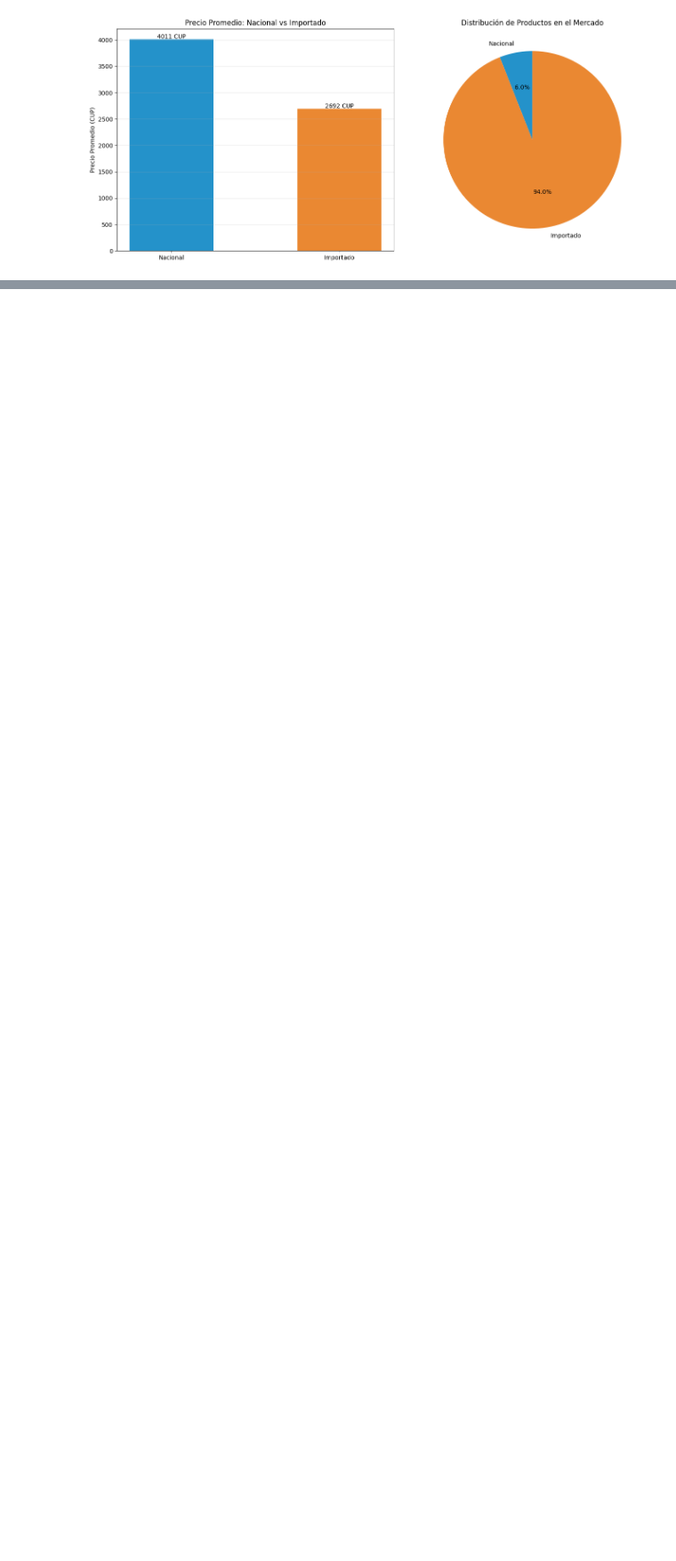
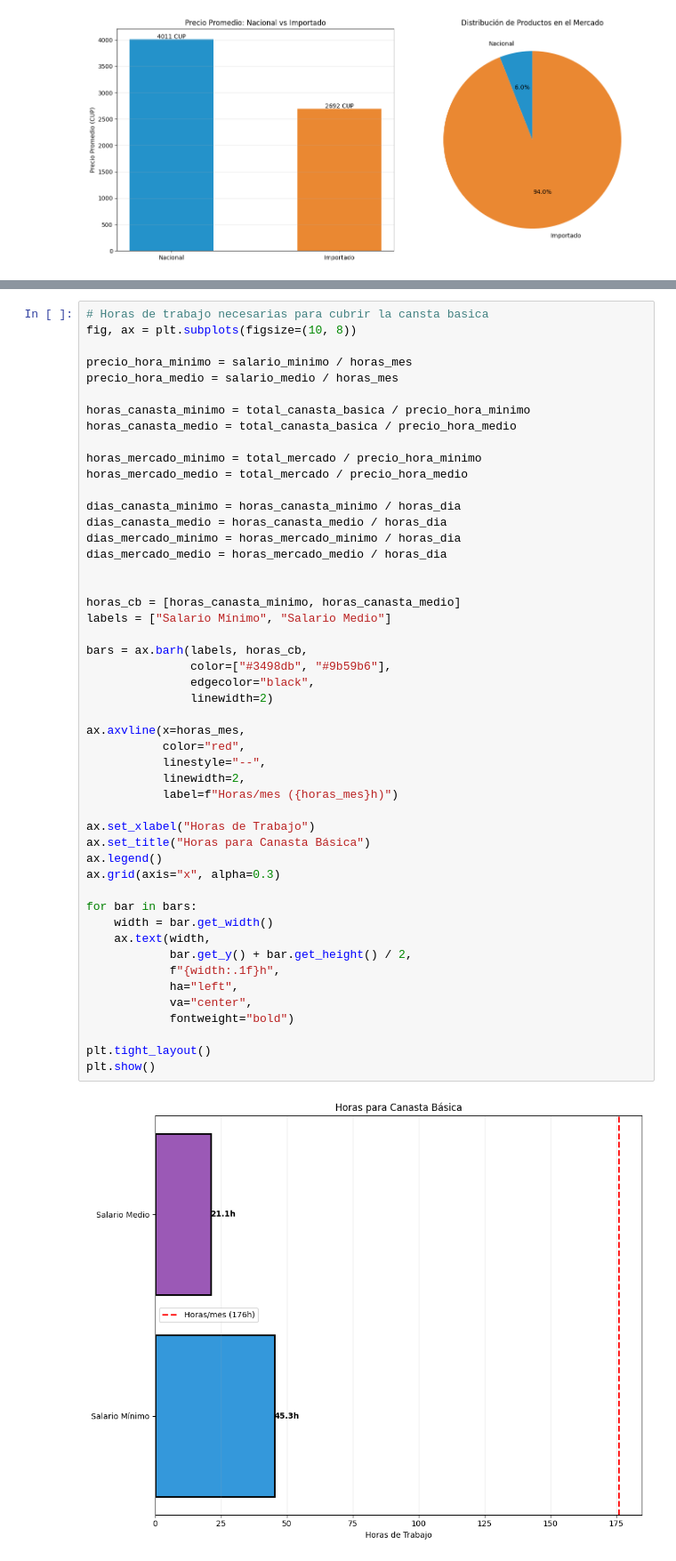
Before and after one commit to Aleinad-06/MYPIMES, a Jupyter notebook: main/main.ipynb, the cells around one changed output, grey strips where cells are left out. Shown at 89% size. Drawn from its saved outputs; the diff is of its cells as text; blank space fills up the shorter version.

```diff
--- a/main/main.ipynb
+++ b/main/main.ipynb
@@ -219,0 +294,51 @@ NameError: name 'm_productos' is not defined
+# %%
+# Horas de trabajo necesarias para cubrir la cansta basica
+fig, ax = plt.subplots(figsize=(10, 8))
+
+precio_hora_minimo = salario_minimo / horas_mes
+precio_hora_medio = salario_medio / horas_mes
+
+horas_canasta_minimo = total_canasta_basica / precio_hora_minimo
+horas_canasta_medio = total_canasta_basica / precio_hora_medio
+
+horas_mercado_minimo = total_mercado / precio_hora_minimo
+horas_mercado_medio = total_mercado / precio_hora_medio
+
+dias_canasta_minimo = horas_canasta_minimo / horas_dia
+dias_canasta_medio = horas_canasta_medio / horas_dia
+dias_mercado_minimo = horas_mercado_minimo / horas_dia
+dias_mercado_medio = horas_mercado_medio / horas_dia
+
+
+horas_cb = [horas_canasta_minimo, horas_canasta_medio]
+labels = ["Salario Mínimo", "Salario Medio"]
+
+bars = ax.barh(labels, horas_cb,
+               color=["#3498db", "#9b59b6"],
+               edgecolor="black",
+               linewidth=2)
+
+ax.axvline(x=horas_mes,
+           color="red",
+           linestyle="--",
+           linewidth=2,
+           label=f"Horas/mes ({horas_mes}h)")
+
+ax.set_xlabel("Horas de Trabajo")
+ax.set_title("Horas para Canasta Básica")
+ax.legend()
+ax.grid(axis="x", alpha=0.3)
+
+for bar in bars:
+    width = bar.get_width()
+    ax.text(width,
+            bar.get_y() + bar.get_height() / 2,
+            f"{width:.1f}h",
+            ha="left",
+            va="center",
+            fontweight="bold")
+
+plt.tight_layout()
+plt.show()
+# %% [output]
+[figure, added]
```
Also changed, not shown: parts of 16 cells of this notebook, 5 other files.
